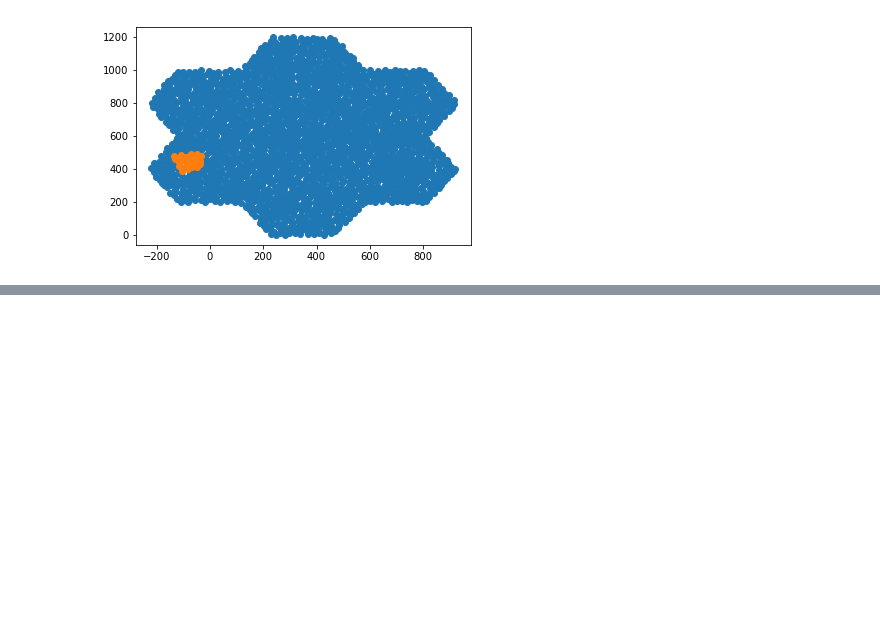
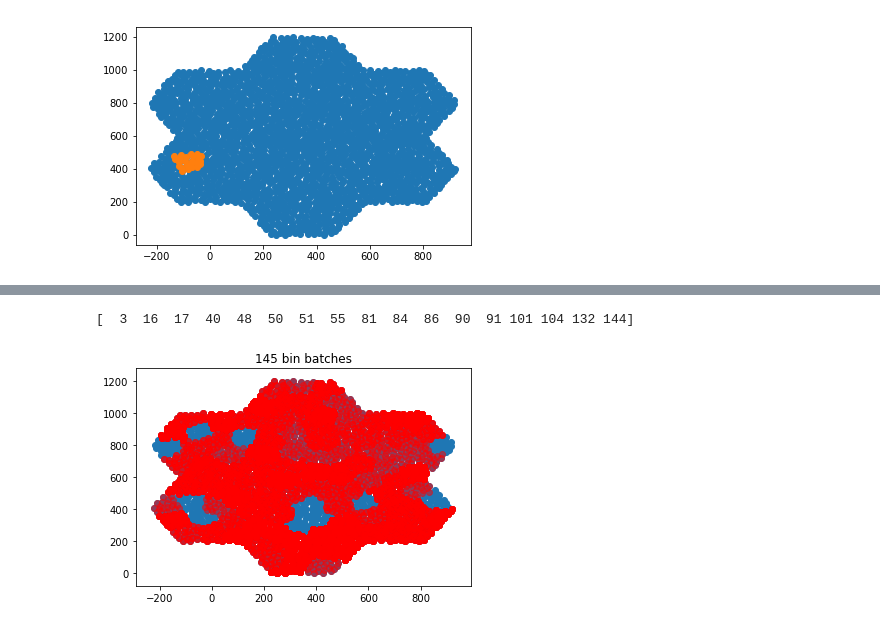
Before and after one commit to utanashati/AutoencVC, a Jupyter notebook: data-playground.ipynb, the cells around one changed output, grey strips where cells are left out. Drawn from its saved outputs; the diff is of its cells as text; code cells hidden in the pictures; blank space fills up the shorter version.

```diff
--- a/data-playground.ipynb
+++ b/data-playground.ipynb
@@ -105 +141,6 @@ for i, time in enumerate(times):
+# %%
+# Bin spike times into 145 bins (length of unique values of `stim_train`).
+hist, _ = np.histogram(times, 145)
+batches_145_inds = [np.sum(hist[:i]) for i in range(len(hist)+1)]
+batches_145 = [slice(batches_145_inds[i], batches_145_inds[i+1]) for i in range(len(hist))]
 # %%
@@ -118,0 +199,13 @@ ani.save("batches_200.mp4")
+# %%
+# Pick all indices from `stim_train` with the same specific value (representing the same pattern).
+pick = np.argwhere(stim_train == 205315).reshape(-1)
+print(pick)
+plt.title('145 bin batches')
+plt.scatter(xz_array[:, 1], xz_array[:, 2]) # background hexagonal structure
+for i in pick:
+    xz = np.vstack(times_xz[batches_145[i]])
+    plt.scatter(xz[:, 1], xz[:, 2], c='r', alpha=0.5)
+plt.show()
+# %% [output]
+[  3  16  17  40  48  50  51  55  81  84  86  90  91 101 104 132 144]
+[figure, added]
```
Also changed, not shown: parts of 16 cells of this notebook, 1 other file.
